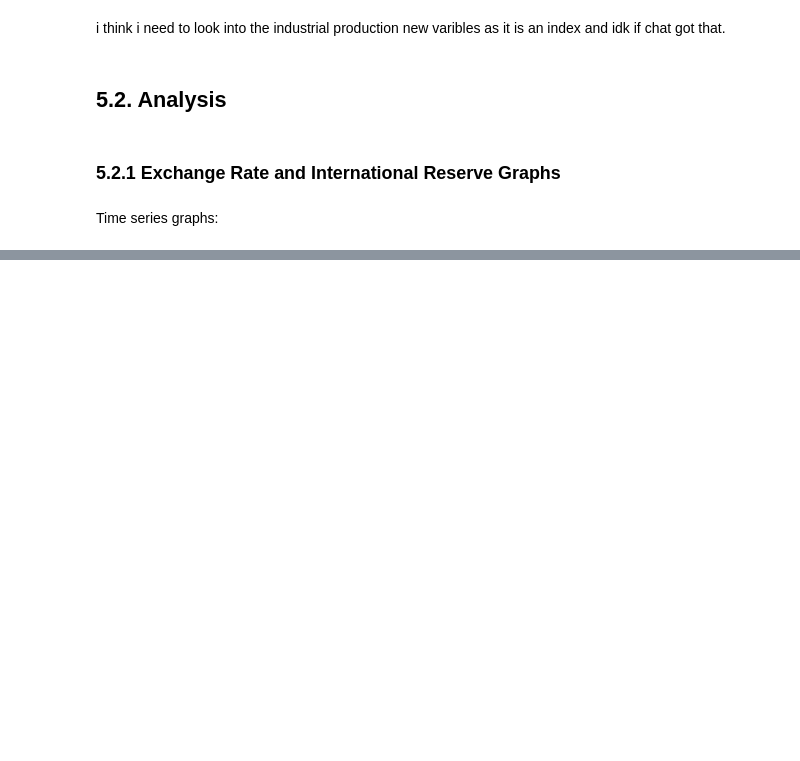
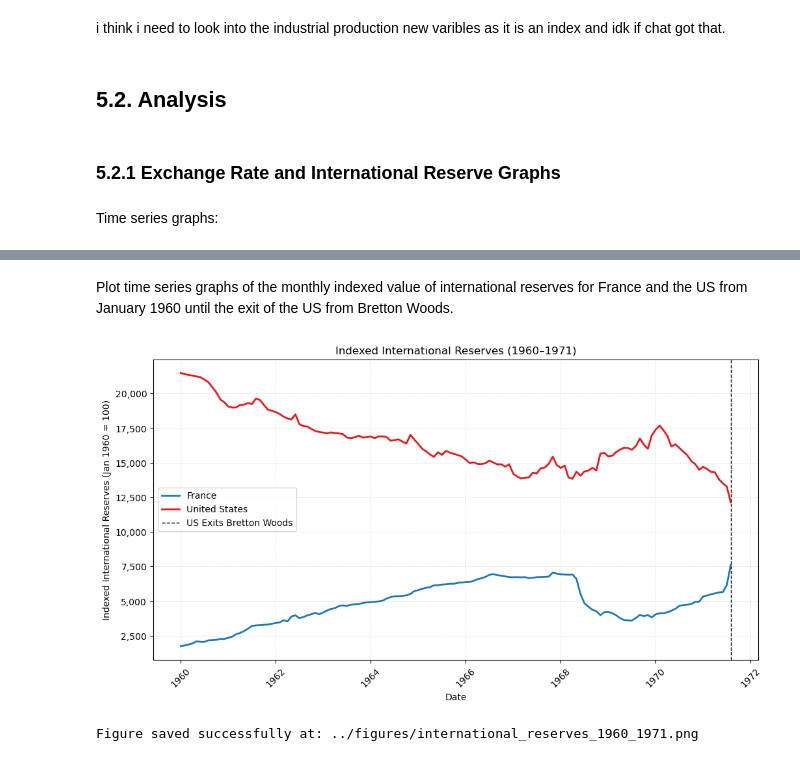
Before and after one commit to rachel-andrsn/Macro, a Jupyter notebook: code/coursework.ipynb, the cells around one changed output, grey strips where cells are left out. Drawn from its saved outputs; the diff is of its cells as text; code cells hidden in the pictures; blank space fills up the shorter version.

```diff
--- a/code/coursework.ipynb
+++ b/code/coursework.ipynb
@@ -239,0 +263,49 @@ plt.show()
+# %% [markdown]
+Plot time series graphs of the monthly indexed value of international reserves for France and the
+US from January 1960 until the exit of the US from Bretton Woods.
+# %%
+import matplotlib.pyplot as plt
+import matplotlib.dates as mdates
+
+# Filter data from January 1960 to August 1971
+df_filtered = df[(df["Date"] >= "1960-01") & (df["Date"] <= "1971-08")]
+
+# Define visually appealing colors
+colors = ["#1f78b4", "#e31a1c"]  # Deep blue for France, Deep red for the US
+
+# Create figure
+plt.figure(figsize=(12, 6))
+
+# Plot indexed international reserves
+plt.plot(df_filtered["Date"], df_filtered["International_Reserves_France"], label="France", color=colors[0], linewidth=2)
+plt.plot(df_filtered["Date"], df_filtered["International_Reserves_US"], label="United States", color=colors[1], linewidth=2)
+
+# Labels and title
+plt.xlabel("Date")
+plt.ylabel("Indexed International Reserves (Jan 1960 = 100)")
+plt.title("Indexed International Reserves (1960–1971)")
+
+# Format y-axis with commas for thousands
+plt.gca().yaxis.set_major_formatter(plt.matplotlib.ticker.FuncFormatter(lambda x, _: f"{int(x):,}"))
+
+# Grid, legend, and formatting
+plt.axvline(pd.to_datetime("1971-08-01"), color="black", linestyle="--", linewidth=1, label="US Exits Bretton Woods")  # Mark the exit
+plt.grid(True, linestyle="--", linewidth=0.5, color="gray", alpha=0.3)
+plt.legend()
+
+# Format x-axis dates for better readability
+plt.xticks(rotation=45)
+plt.gca().xaxis.set_major_locator(mdates.YearLocator(2))  # Show every 2 years
+plt.gca().xaxis.set_major_formatter(mdates.DateFormatter("%Y"))
+
+# Save the figure
+output_path = "../figures/international_reserves_1960_1971.png"
+plt.savefig(output_path, dpi=300, bbox_inches="tight")
+
+# Show the plot
+plt.show()
+
+print(f"Figure saved successfully at: {output_path}")
+# %% [output]
+[figure, added]
+Figure saved successfully at: ../figures/international_reserves_1960_1971.png
```
Also changed, not shown: parts of 22 cells of this notebook, 13 other files.
